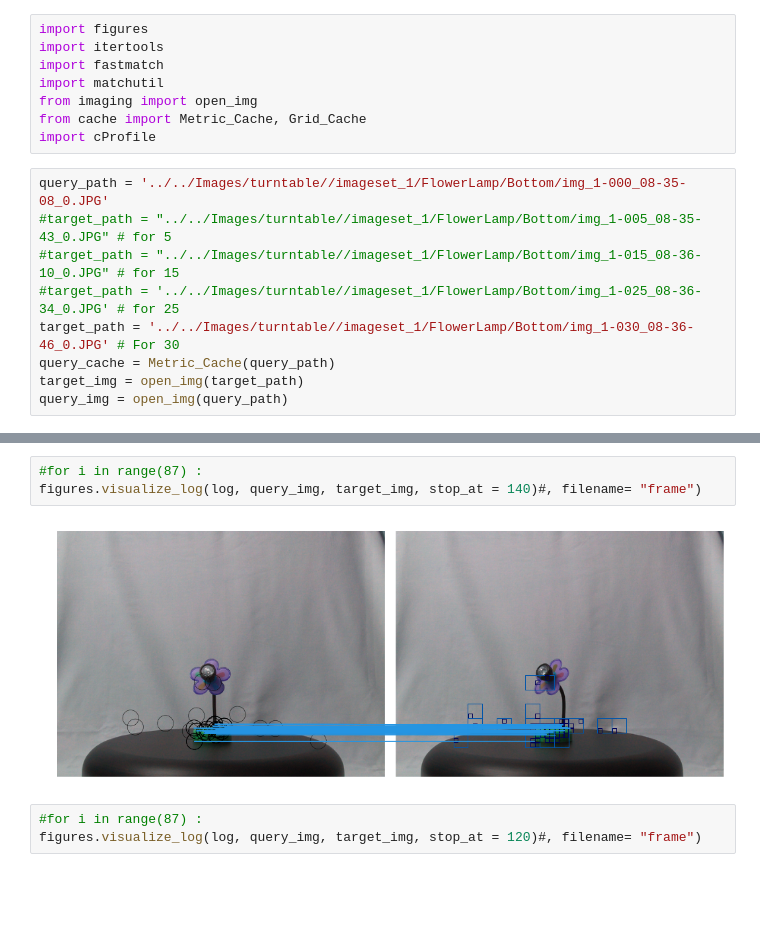
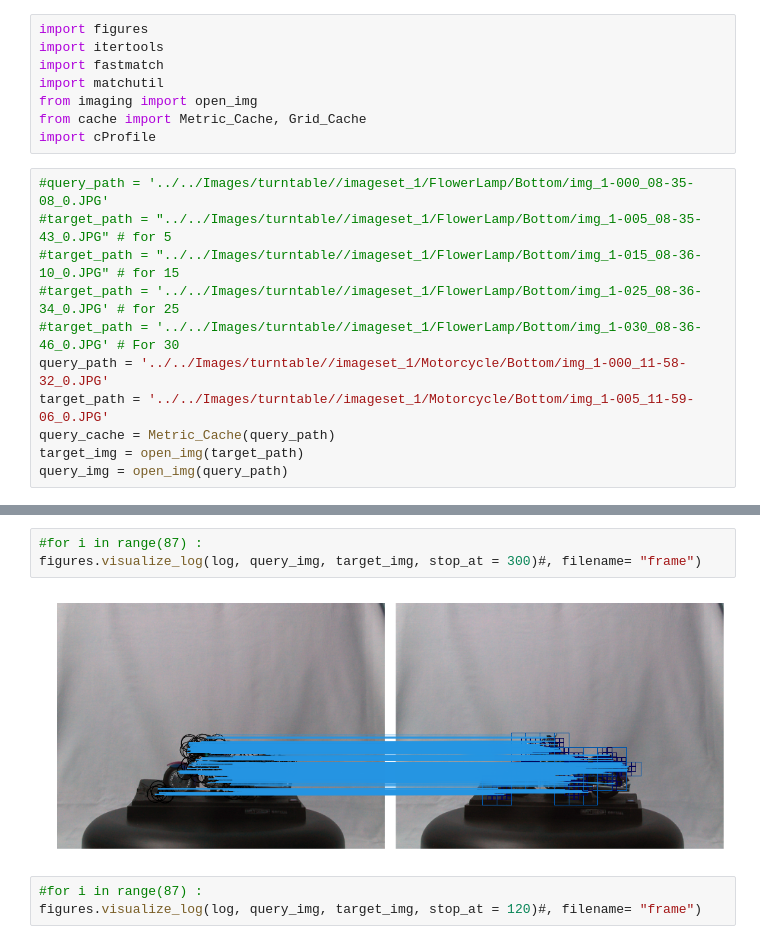
Before and after one commit to arnfred/Fast-Match, a Jupyter notebook: Fast Matching.ipynb, the cells around one changed output, grey strips where cells are left out. Cells and saved outputs as stored; diff of their text form; blank space fills up the shorter version.

```diff
--- a/Fast Matching.ipynb
+++ b/Fast Matching.ipynb
@@ -10,11 +10,13 @@ from imaging import open_img
 from cache import Metric_Cache, Grid_Cache
 import cProfile
 # %%
-query_path = '../../Images/turntable//imageset_1/FlowerLamp/Bottom/img_1-000_08-35-08_0.JPG'
+#query_path = '../../Images/turntable//imageset_1/FlowerLamp/Bottom/img_1-000_08-35-08_0.JPG'
 #target_path = "../../Images/turntable//imageset_1/FlowerLamp/Bottom/img_1-005_08-35-43_0.JPG" # for 5
 #target_path = "../../Images/turntable//imageset_1/FlowerLamp/Bottom/img_1-015_08-36-10_0.JPG" # for 15
 #target_path = '../../Images/turntable//imageset_1/FlowerLamp/Bottom/img_1-025_08-36-34_0.JPG' # for 25
-target_path = '../../Images/turntable//imageset_1/FlowerLamp/Bottom/img_1-030_08-36-46_0.JPG' # For 30
+#target_path = '../../Images/turntable//imageset_1/FlowerLamp/Bottom/img_1-030_08-36-46_0.JPG' # For 30
+query_path = '../../Images/turntable//imageset_1/Motorcycle/Bottom/img_1-000_11-58-32_0.JPG'
+target_path = '../../Images/turntable//imageset_1/Motorcycle/Bottom/img_1-005_11-59-06_0.JPG'
 query_cache = Metric_Cache(query_path)
 target_img = open_img(target_path)
 query_img = open_img(query_path)
@@ -57,8 +59,8 @@ length of matches: 130
 # %%
 #for i in range(87) :
-figures.visualize_log(log, query_img, target_img, stop_at = 140)#, filename= "frame")
+figures.visualize_log(log, query_img, target_img, stop_at = 300)#, filename= "frame")
 # %% [output]
-[figure, old version]
+[figure, new version]
 # %%
 #for i in range(87) :
 figures.visualize_log(log, query_img, target_img, stop_at = 120)#, filename= "frame")
```
Also changed, not shown: parts of 2 cells of this notebook, 9 other files.
